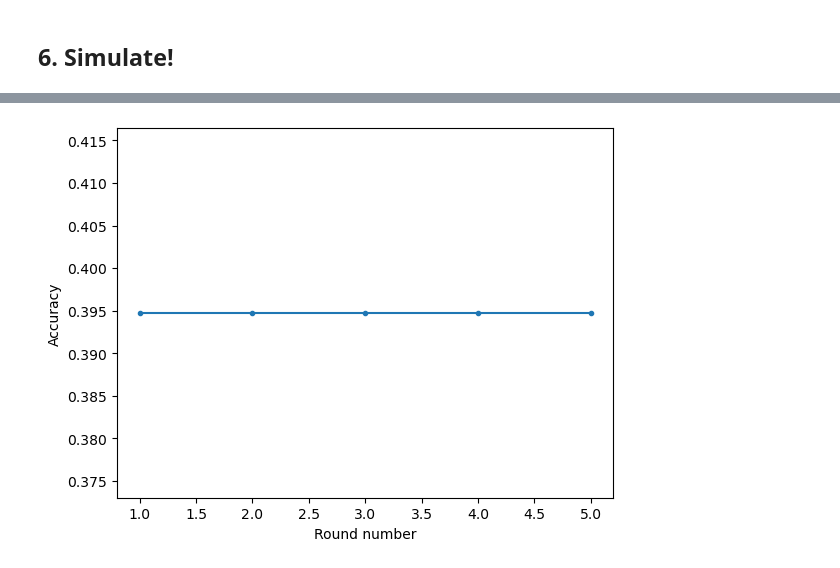
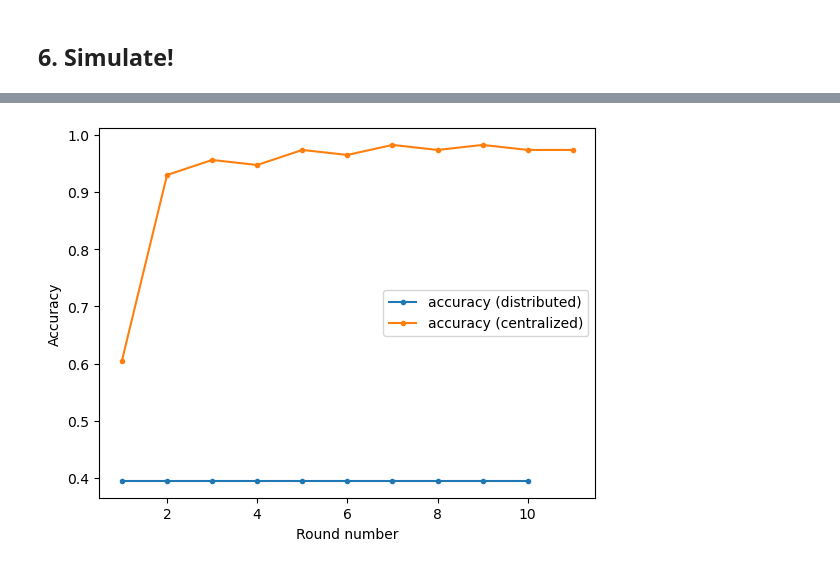
Before and after one commit to amaralcs/federated_learning, a Jupyter notebook: src/classification.ipynb, the cells around one changed output, grey strips where cells are left out. Saved outputs shown, nothing was run; the diff lists cells and outputs as text; code cells hidden in the pictures.

Commit message:
Calculate server side accuracy

```diff
--- a/src/classification.ipynb
+++ b/src/classification.ipynb
@@ -134,15 +134,21 @@ def set_model_params(pipe: Pipeline, params) -> Pipeline:
 
 
 def set_initial_params(pipe: Pipeline, n_feats, n_classes=1) -> Pipeline:
-    pipe[0].scale_ = np.zeros(shape=(n_feats))
-    pipe[0].mean_ = np.zeros(shape=(n_feats))
-    pipe[0].var_ = np.zeros(shape=(n_feats))
-    pipe[0].n_samples_seen_ = np.zeros(shape=(n_feats))
+    # pipe[0].scale_ = np.zeros(shape=(n_feats))
+    # pipe[0].mean_ = np.zeros(shape=(n_feats))
+    # pipe[0].var_ = np.zeros(shape=(n_feats))
+    # pipe[0].n_samples_seen_ = np.zeros(shape=(n_feats))
+
+    pipe[0].scale_ = rng.random(size=(n_feats))
+    pipe[0].mean_ = rng.random(size=(n_feats))
+    pipe[0].var_ = rng.random(size=(n_feats))
+    pipe[0].n_samples_seen_ = rng.random(size=(n_feats))
+
 
     pipe[1].classes_ = np.arange(n_classes)
-    pipe[1].coef_ = np.zeros(shape=(n_classes, n_feats))
+    pipe[1].coef_ = rng.random(size=(n_classes, n_feats))
     if pipe[1].fit_intercept:
-        pipe[1].intercept_ = np.zeros(shape=(n_classes))
+        pipe[1].intercept_ = rng.random(size=(n_classes))
     # return pipe
 # %% [markdown]
 ## 3. Define FlowerClient
@@ -200,6 +206,14 @@ def weighted_accuracy(metrics: List[Tuple[int, Metrics]]) -> Metrics:
 
     return {"accuracy": sum(accuracies) / sum(examples)}
 
+
+def evaluate(server_round, parameters, config):
+    model = pipe
+    set_model_params(model, parameters)
+    loss = log_loss(y_test, model[1].predict_proba(X_test))
+    accuracy = model.score(X_test, y_test)
+    return loss, {"accuracy": accuracy}
+
 strategy = fl.server.strategy.FedAvg(
     fraction_fit=1.0,  # Sample 100% of available clients for training
     fraction_evaluate=1,  # Sample 50% of available clients for evaluation
@@ -207,12 +221,13 @@ strategy = fl.server.strategy.FedAvg(
     min_evaluate_clients=1,  # Never sample less than 5 clients for evaluation
     min_available_clients=5,  # Wait until all 10 clients are available
     # evaluate_metrics_aggregation_fn=mean_accuracy
-    evaluate_metrics_aggregation_fn=weighted_accuracy
+    evaluate_metrics_aggregation_fn=weighted_accuracy,
+    evaluate_fn=evaluate
 )
 # %% [markdown]
 ## 6. Simulate!
 # %%
-n_rounds = 5
+n_rounds = 10
 hist = fl.simulation.start_simulation(
     client_fn=launch_client,
     num_clients=5,
@@ -241,9 +256,12 @@ INFO flwr 2023-04-30 16:16:12,181 | app.py:222 | app_fit: metrics_centralized {}
 # %%
 dist_acc = [acc for round_n, acc in hist.metrics_distributed["accuracy"]]
+centr_acc = [acc for round_n, acc in hist.metrics_centralized["accuracy"]]
 
-plt.plot(range(1, n_rounds+1), dist_acc, ".-", label="accuracy")
+plt.plot(range(1, n_rounds+1), dist_acc, ".-", label="accuracy (distributed)")
+plt.plot(range(1, n_rounds+2), centr_acc, ".-", label="accuracy (centralized)") # Centralized metrics have a first evaluation done with the initial weights
+plt.legend()
 plt.xlabel("Round number")
 plt.ylabel("Accuracy")
 plt.show()
 # %% [output]
-[figure, old version]
+[figure, new version]
```
Also changed, not shown: parts of 1 cell of this notebook.
